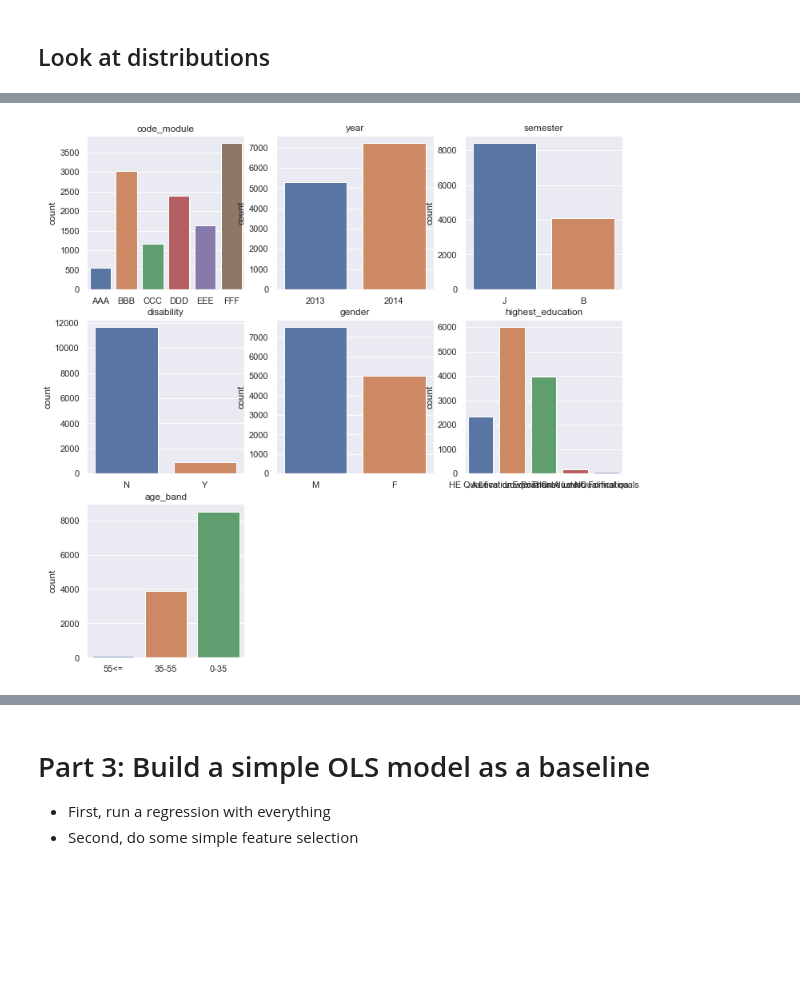
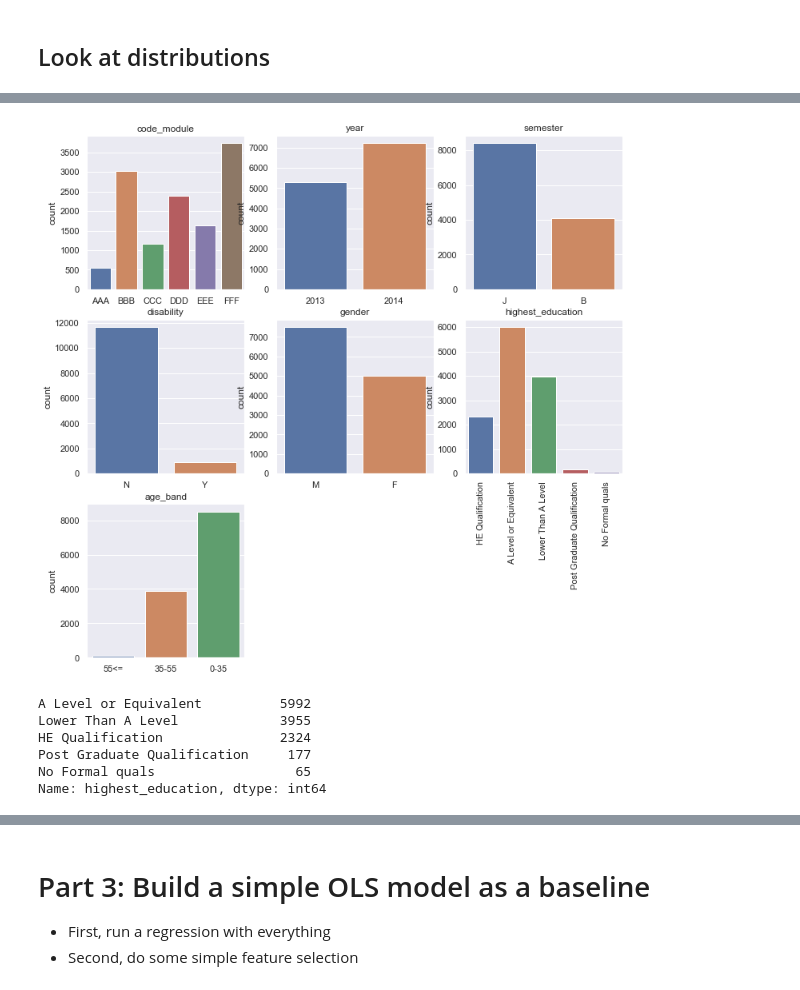
Before and after one commit to rcharan/mooc-data, a Jupyter notebook: analysis.ipynb, the cells around one changed output, grey strips where cells are left out. Cells and saved outputs as stored; diff of their text form; code cells hidden in the pictures; blank space fills up the shorter version.

```diff
--- a/analysis.ipynb
+++ b/analysis.ipynb
@@ -61,6 +61,8 @@ X_categorical = ['code_module', 'year', 'semester', 'disability', 'gender', 'hig
 X_continuous  = df.columns.tolist()
 for col in y + X_categorical:
     X_continuous.remove(col)
+
+X_continuous.remove('num_materials_available')
 # %% [markdown]
 # Part 2: Look at the Data
 # %% [markdown]
@@ -147,10 +152,15 @@ Timer.end()
 # %%
 categorical_variables_dist = categorical_variables.clone()
 for col, data, ax in categorical_variables_dist:
     sns.countplot(data, ax = ax)
+
+labels = categorical_variables_dist.fig.axes[5].get_xticklabels()
+for l in labels:
+    l.set_rotation('vertical')
+
 categorical_variables_dist.fig
 # %% [output]
-[figure, old version]
+[figure, new version]
 # %%
 # Age will create multi-collinearity problems so we recode the two highest age bands together
 df.loc[:,'age_band'] = df.age_band.map(lambda band : {
@@ -158,3 +168,12 @@ df.loc[:,'age_band'] = df.age_band.map(lambda band : {
     '35-55': '35+',
     '0-35' : '0-35'
 }[band])
+# %%
+df.highest_education.value_counts()
+# %% [output]
+A Level or Equivalent          5992
+Lower Than A Level             3955
+HE Qualification               2324
+Post Graduate Qualification     177
+No Formal quals                  65
+Name: highest_education, dtype: int64
```
Also changed, not shown: parts of 127 cells of this notebook, 1 other file.
